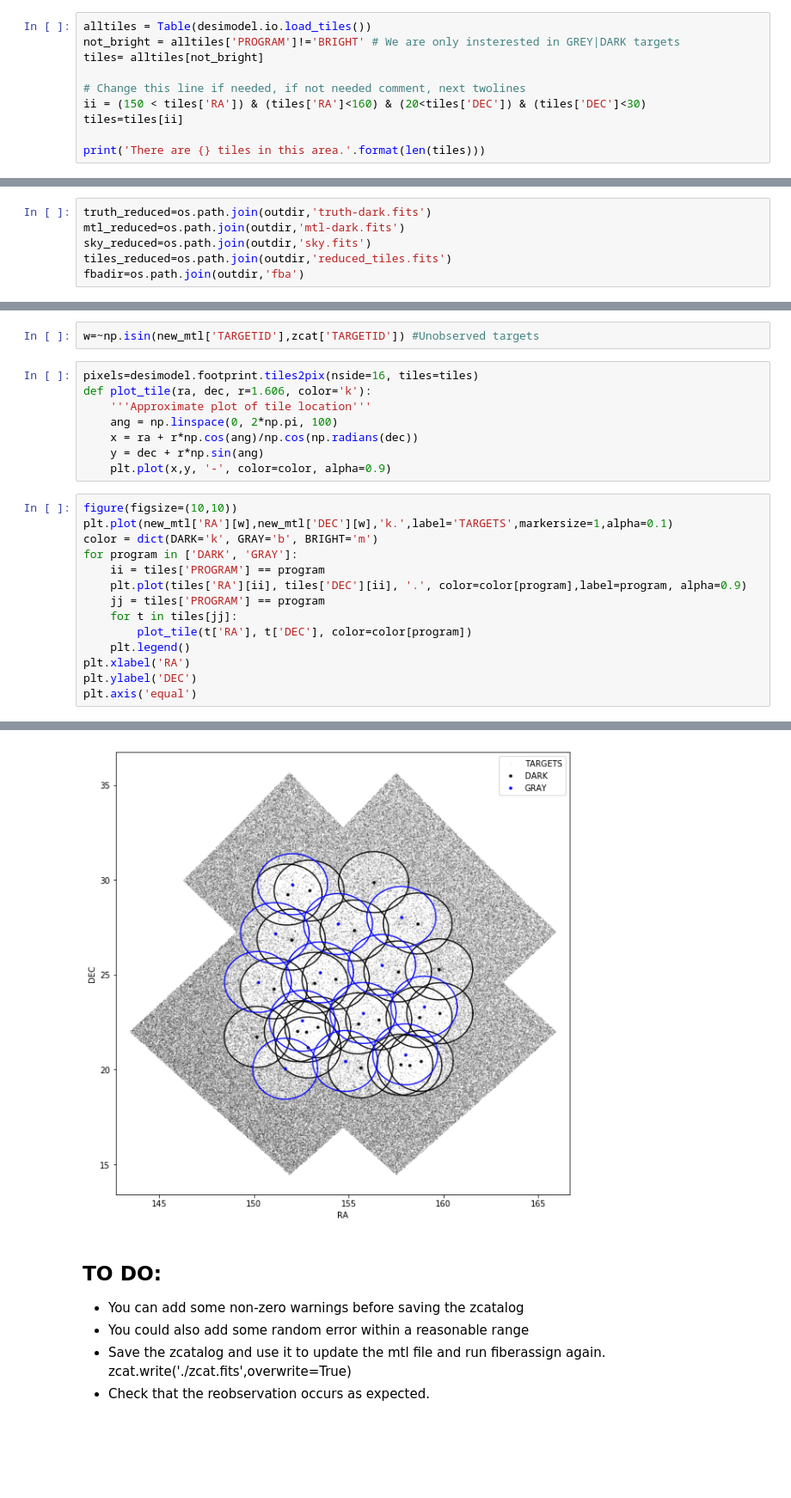
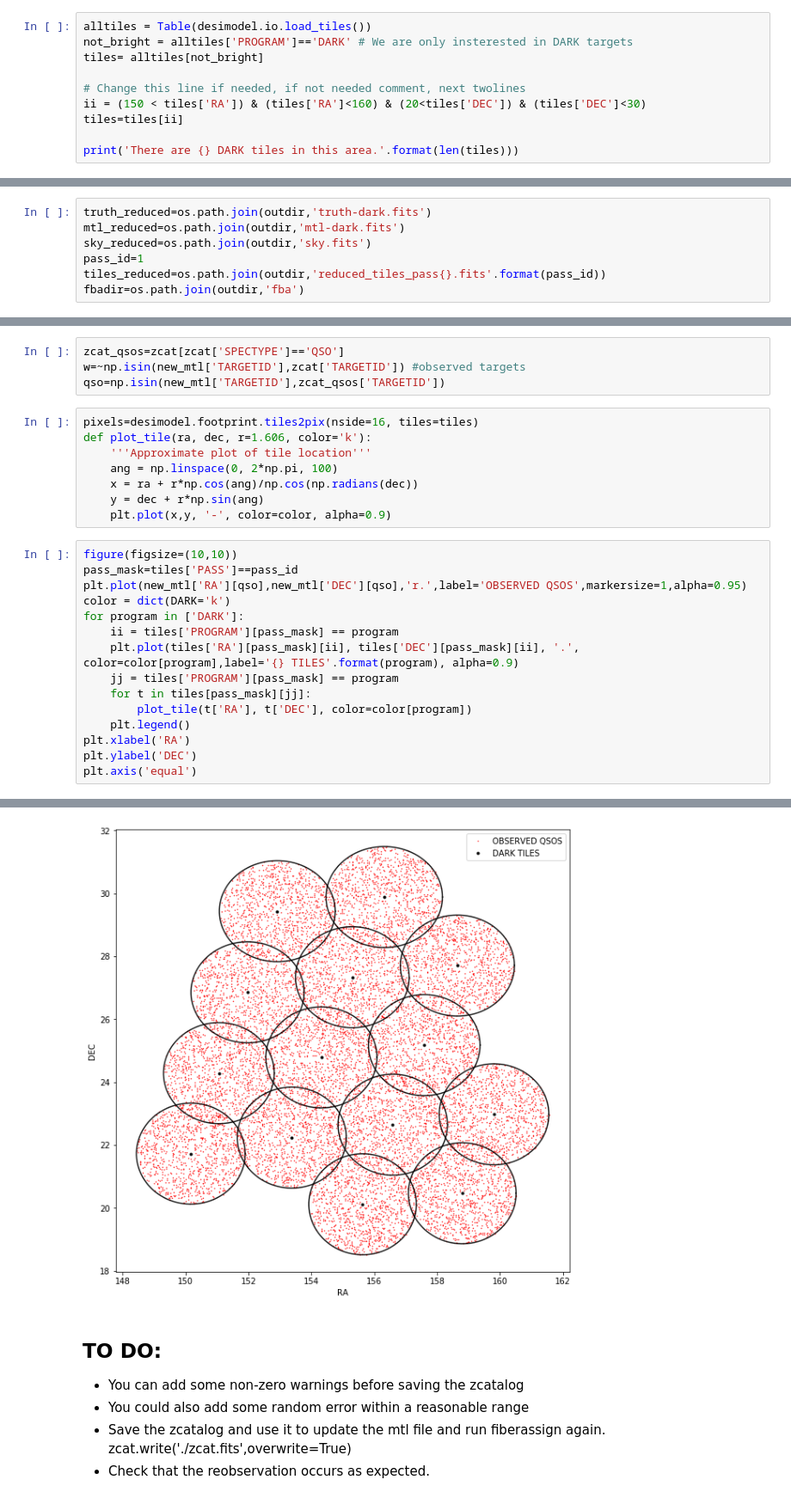
Before and after one commit to HiramHerrera/fiber-reassign, a Jupyter notebook: test_reobs_pipeline.ipynb, the cells around one changed output, grey strips where cells are left out. Shown: that part at 86% size. Cells and saved outputs as stored; diff of their text form; blank space fills up the shorter version.

```diff
--- a/test_reobs_pipeline.ipynb
+++ b/test_reobs_pipeline.ipynb
@@ -62,12 +62,12 @@ year1[:5]
 For this test we will use a small area (100 sq.deg), so first we will get those tiles in a 100 sq.deg
 # %%
 alltiles = Table(desimodel.io.load_tiles())
-not_bright = alltiles['PROGRAM']!='BRIGHT' # We are only insterested in GREY|DARK targets
+not_bright = alltiles['PROGRAM']=='DARK' # We are only insterested in DARK targets
 tiles= alltiles[not_bright]
 
 # Change this line if needed, if not needed comment, next twolines
 ii = (150 < tiles['RA']) & (tiles['RA']<160) & (20<tiles['DEC']) & (tiles['DEC']<30)
 tiles=tiles[ii]
 
-print('There are {} tiles in this area.'.format(len(tiles)))
+print('There are {} DARK tiles in this area.'.format(len(tiles)))
 # %% [output]
@@ -177,7 +182,8 @@ Already reduced files; skipping
 truth_reduced=os.path.join(outdir,'truth-dark.fits')
 mtl_reduced=os.path.join(outdir,'mtl-dark.fits')
 sky_reduced=os.path.join(outdir,'sky.fits')
-tiles_reduced=os.path.join(outdir,'reduced_tiles.fits')
+pass_id=1
+tiles_reduced=os.path.join(outdir,'reduced_tiles_pass{}.fits'.format(pass_id))
 fbadir=os.path.join(outdir,'fba')
 # %%
 #The next step would be to run fiberassign a first time.
@@ -260,6 +265,8 @@ INFO:mtl.py:161:make_mtl: 93730 of 297792 targets have priority zero, setting N_
 INFO:mtl.py:197:make_mtl: Done...t=0.4s
 # %%
-w=~np.isin(new_mtl['TARGETID'],zcat['TARGETID']) #Unobserved targets
+zcat_qsos=zcat[zcat['SPECTYPE']=='QSO']
+w=~np.isin(new_mtl['TARGETID'],zcat['TARGETID']) #observed targets
+qso=np.isin(new_mtl['TARGETID'],zcat_qsos['TARGETID'])
 # %%
 pixels=desimodel.footprint.tiles2pix(nside=16, tiles=tiles)
 def plot_tile(ra, dec, r=1.606, color='k'):
@@ -270,13 +277,14 @@ def plot_tile(ra, dec, r=1.606, color='k'):
     plt.plot(x,y, '-', color=color, alpha=0.9)
 # %%
 figure(figsize=(10,10))
-plt.plot(new_mtl['RA'][w],new_mtl['DEC'][w],'k.',label='TARGETS',markersize=1,alpha=0.1)
-color = dict(DARK='k', GRAY='b', BRIGHT='m')
-for program in ['DARK', 'GRAY']:
-    ii = tiles['PROGRAM'] == program
-    plt.plot(tiles['RA'][ii], tiles['DEC'][ii], '.', color=color[program],label=program, alpha=0.9)
-    jj = tiles['PROGRAM'] == program
-    for t in tiles[jj]:
+pass_mask=tiles['PASS']==pass_id
+plt.plot(new_mtl['RA'][qso],new_mtl['DEC'][qso],'r.',label='OBSERVED QSOS',markersize=1,alpha=0.95)
+color = dict(DARK='k')
+for program in ['DARK']:
+    ii = tiles['PROGRAM'][pass_mask] == program
+    plt.plot(tiles['RA'][pass_mask][ii], tiles['DEC'][pass_mask][ii], '.', color=color[program],label='{} TILES'.format(program), alpha=0.9)
+    jj = tiles['PROGRAM'][pass_mask] == program
+    for t in tiles[pass_mask][jj]:
         plot_tile(t['RA'], t['DEC'], color=color[program])
     plt.legend()
 plt.xlabel('RA')
@@ -287,4 +295,4 @@ plt.axis('equal')
-[figure, old version]
+[figure, new version]
 # %% [markdown]
 ## TO DO:
  - You can add some non-zero warnings before saving the  zcatalog
```
Also changed, not shown: parts of 8 cells of this notebook.
